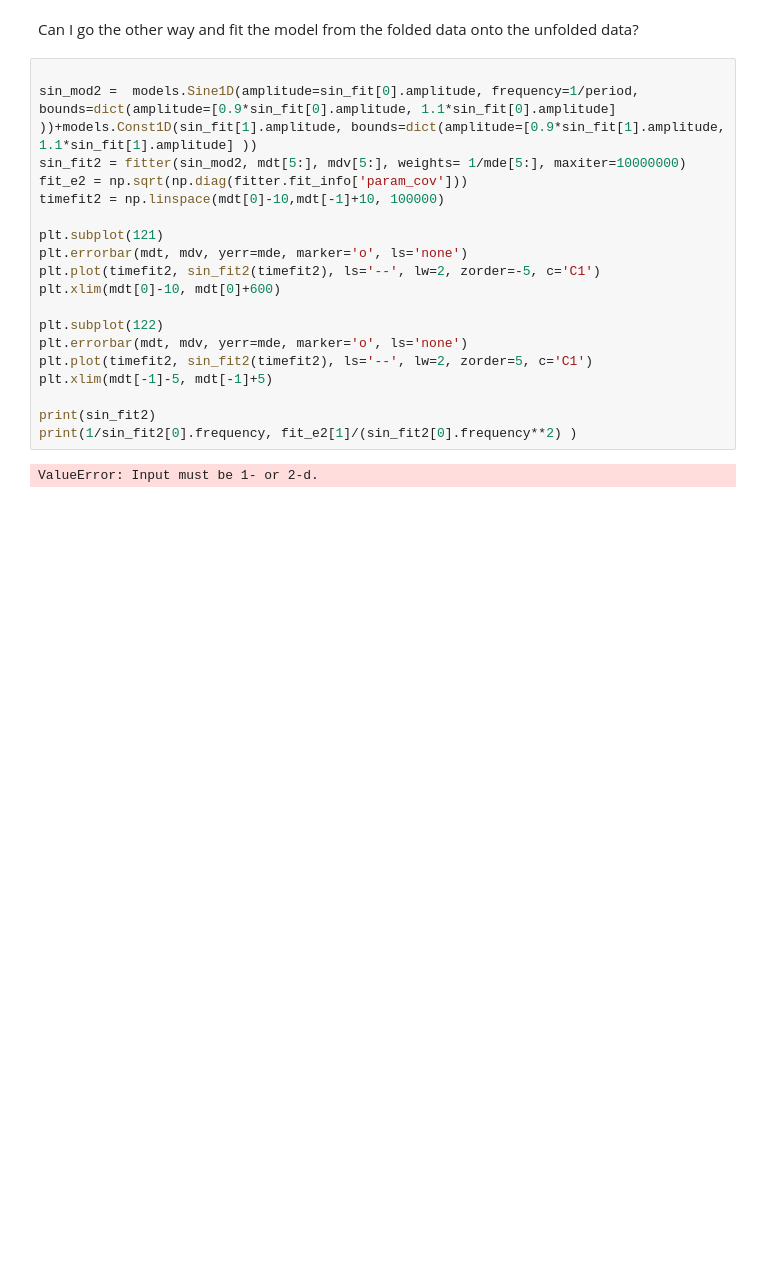
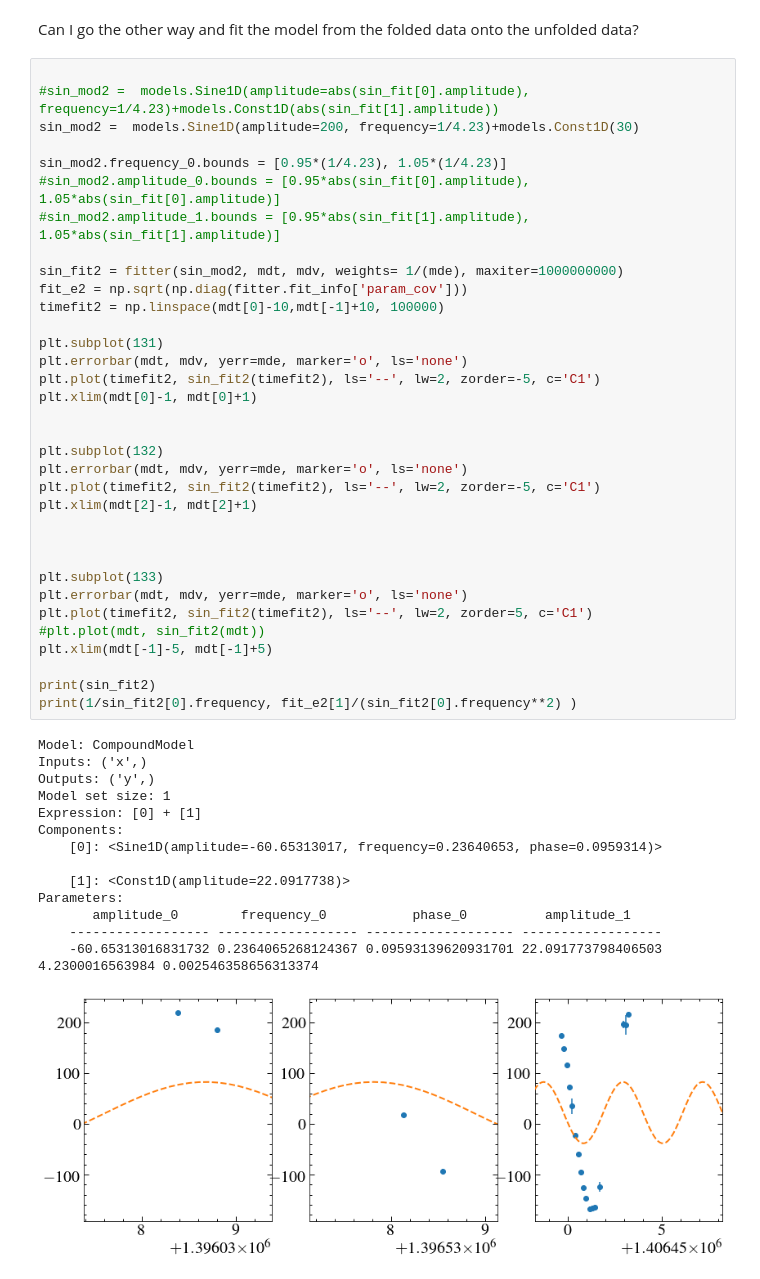
Before and after one commit to davidjwilson/wd-bd, a Jupyter notebook: new_period_fit.ipynb, the cells around one changed output. Cells and saved outputs as stored; diff of their text form; blank space fills up the shorter version.

```diff
--- a/new_period_fit.ipynb
+++ b/new_period_fit.ipynb
@@ -247,22 +247,51 @@ print(np.std(wde))
 Can I go the other way and fit the model from the folded data onto the unfolded data?
 # %%
 
-sin_mod2 =  models.Sine1D(amplitude=sin_fit[0].amplitude, frequency=1/period, bounds=dict(amplitude=[0.9*sin_fit[0].amplitude, 1.1*sin_fit[0].amplitude] ))+models.Const1D(sin_fit[1].amplitude, bounds=dict(amplitude=[0.9*sin_fit[1].amplitude, 1.1*sin_fit[1].amplitude] ))
-sin_fit2 = fitter(sin_mod2, mdt[5:], mdv[5:], weights= 1/mde[5:], maxiter=10000000)
+#sin_mod2 =  models.Sine1D(amplitude=abs(sin_fit[0].amplitude), frequency=1/4.23)+models.Const1D(abs(sin_fit[1].amplitude))
+sin_mod2 =  models.Sine1D(amplitude=200, frequency=1/4.23)+models.Const1D(30)
+
+sin_mod2.frequency_0.bounds = [0.95*(1/4.23), 1.05*(1/4.23)]
+#sin_mod2.amplitude_0.bounds = [0.95*abs(sin_fit[0].amplitude), 1.05*abs(sin_fit[0].amplitude)]
+#sin_mod2.amplitude_1.bounds = [0.95*abs(sin_fit[1].amplitude), 1.05*abs(sin_fit[1].amplitude)]
+
+sin_fit2 = fitter(sin_mod2, mdt, mdv, weights= 1/(mde), maxiter=1000000000)
 fit_e2 = np.sqrt(np.diag(fitter.fit_info['param_cov']))
 timefit2 = np.linspace(mdt[0]-10,mdt[-1]+10, 100000)
 
-plt.subplot(121)
+plt.subplot(131)
 plt.errorbar(mdt, mdv, yerr=mde, marker='o', ls='none')
 plt.plot(timefit2, sin_fit2(timefit2), ls='--', lw=2, zorder=-5, c='C1')
-plt.xlim(mdt[0]-10, mdt[0]+600)
+plt.xlim(mdt[0]-1, mdt[0]+1)
 
-plt.subplot(122)
+
+plt.subplot(132)
+plt.errorbar(mdt, mdv, yerr=mde, marker='o', ls='none')
+plt.plot(timefit2, sin_fit2(timefit2), ls='--', lw=2, zorder=-5, c='C1')
+plt.xlim(mdt[2]-1, mdt[2]+1)
+
+
+
+plt.subplot(133)
 plt.errorbar(mdt, mdv, yerr=mde, marker='o', ls='none')
 plt.plot(timefit2, sin_fit2(timefit2), ls='--', lw=2, zorder=5, c='C1')
+#plt.plot(mdt, sin_fit2(mdt))
 plt.xlim(mdt[-1]-5, mdt[-1]+5)
 
 print(sin_fit2)
 print(1/sin_fit2[0].frequency, fit_e2[1]/(sin_fit2[0].frequency**2) )
 # %% [output]
-ValueError: Input must be 1- or 2-d.
+Model: CompoundModel
+Inputs: ('x',)
+Outputs: ('y',)
+Model set size: 1
+Expression: [0] + [1]
+Components:
+    [0]: <Sine1D(amplitude=-60.65313017, frequency=0.23640653, phase=0.0959314)>
+
+    [1]: <Const1D(amplitude=22.0917738)>
+Parameters:
+       amplitude_0        frequency_0           phase_0          amplitude_1
+    ------------------ ------------------ ------------------- ------------------
+    -60.65313016831732 0.2364065268124367 0.09593139620931701 22.091773798406503
+4.2300016563984 0.002546358656313374
+[figure, added]
```
Also changed, not shown: parts of 3 cells of this notebook, 5 other files.
